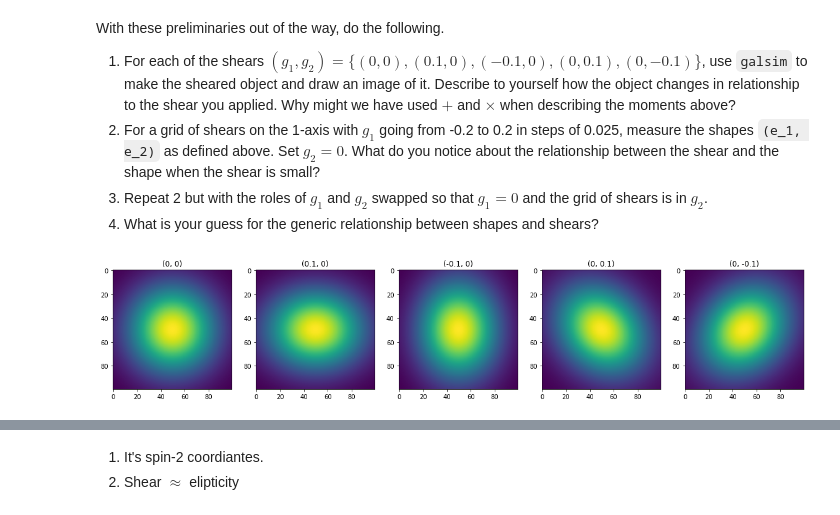
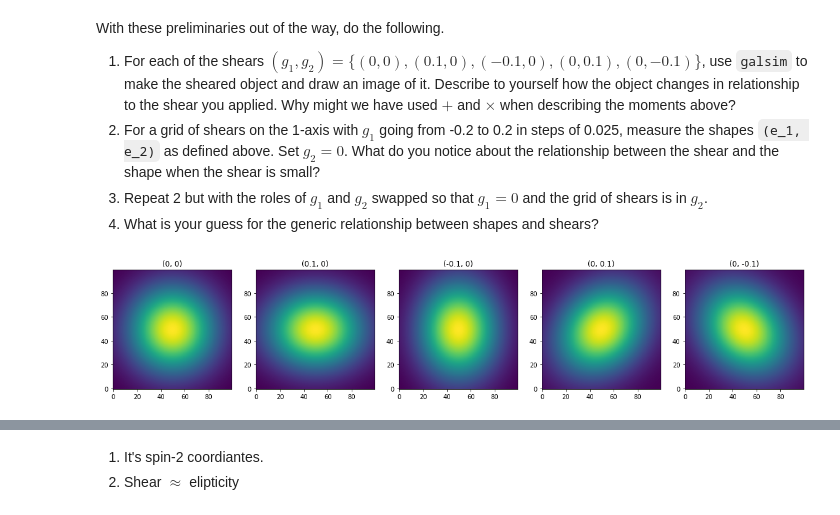
Before and after one commit to zhouconghao/shape-measurement-tutorials, a Jupyter notebook: shape_measurement_102.ipynb, the cells around one changed output, grey strips where cells are left out. Cells and saved outputs as stored; diff of their text form; code cells hidden in the pictures.

```diff
--- a/shape_measurement_102.ipynb
+++ b/shape_measurement_102.ipynb
@@ -92,19 +92,19 @@ With these preliminaries out of the way, do the following.
 # %%
 # do your work here
 
 shear_list = [(0,0), (0.1,0), (-0.1,0), (0,0.1), (0,-0.1)]
 
 fig, axes = plt.subplots(nrows=1, ncols=5,figsize=(20,5))
 
 for i,shear in enumerate(shear_list):
     g1_, g2_ = shear
     sheared_obj = obj.shear(g1=g1_,g2=g2_)
     im = sheared_obj.drawImage(scale=0.04,nx=100,ny=100)
-    axes[i].imshow(im.array)
+    axes[i].imshow(im.array,origin='lower')
     axes[i].set_title(shear)
 plt.show()
 # %% [output]
-[figure, old version]
+[figure, new version]
 # %%
 import numpy as np
 
```
Also changed, not shown: parts of 5 cells of this notebook.
